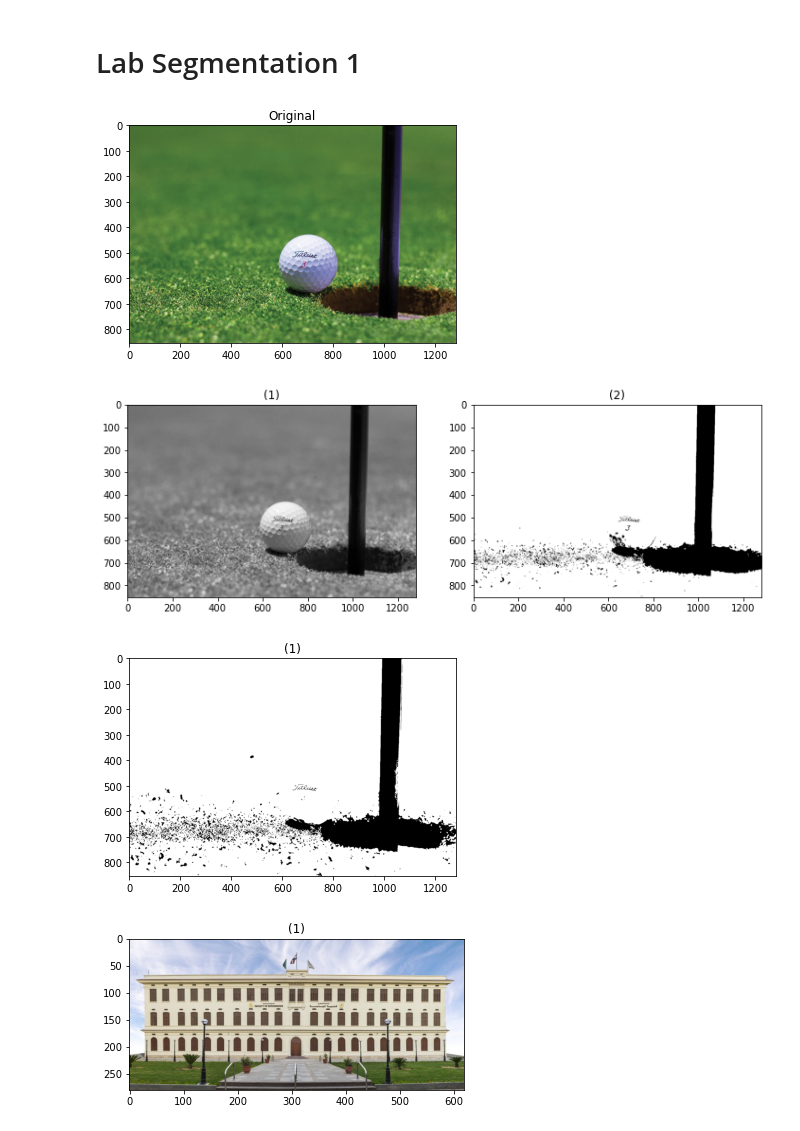
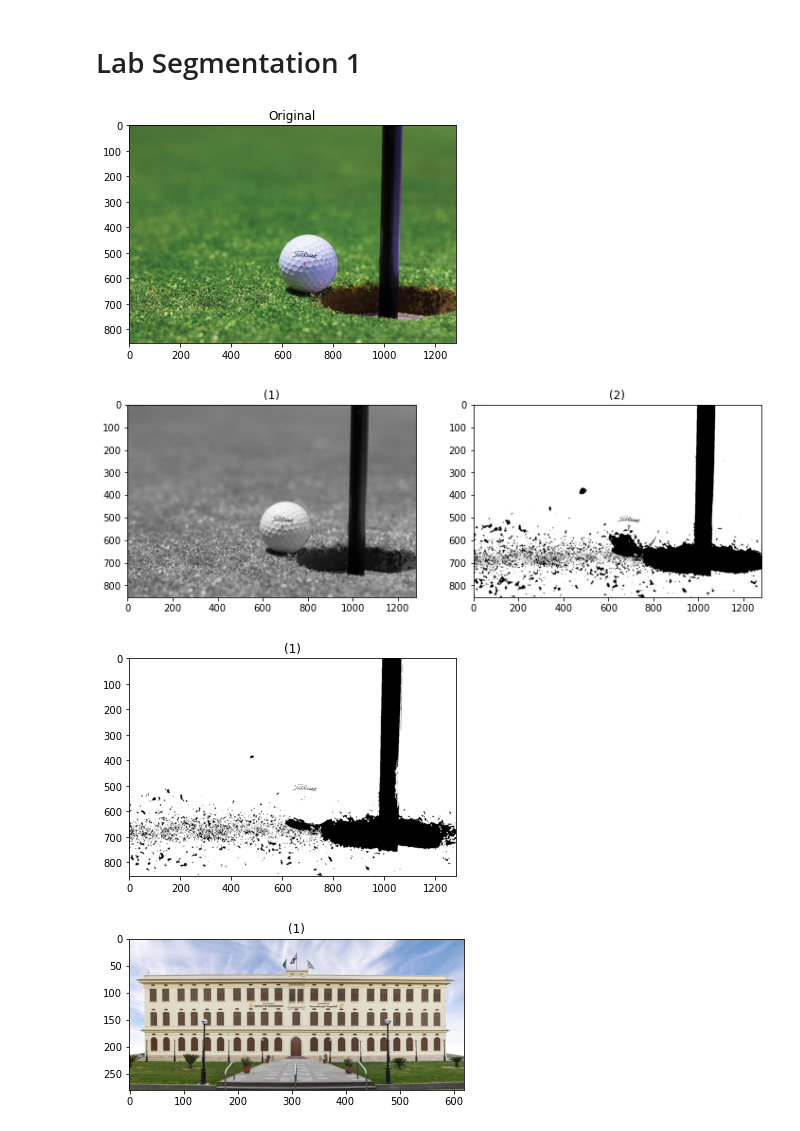
Before and after one commit to aashrafh/CMP362, a Jupyter notebook: Lab7_Segmentation1/Lab_Seg_1_STD.ipynb, the cells around one changed output. Saved outputs shown, nothing was run; the diff lists cells and outputs as text; code cells hidden in the pictures.

```diff
--- a/Lab7_Segmentation1/Lab_Seg_1_STD.ipynb
+++ b/Lab7_Segmentation1/Lab_Seg_1_STD.ipynb
@@ -8,44 +8,33 @@ from commonfunctions import *
 # %%
 # 1- Read the image
 # [VERY IMPORTANT] and convert it to float: image = image.astype(float)
 
 # read image golf
 img = io.imread('imgs/exp1/golf.jpeg')
 show_images([img], ['Original'])
 img = img.astype(float)
 
 
 # 2- Retreive the 3 channels of the image(R,G,B) (will be used in the coming steps)
 red = img[:, :, 0]
 green = img[:, :, 1]
 blue = img[:, :, 2]
 
 # 3- Visually (not by code) detect the dominating color channel (C) for the backgroung (R, G or B)
 # Green Channel
 
 # 4- Draw the dominating channel (r, g or b) thresholded by some threshold (to make sure your choice is meaningful)
-thresholded_green = 1.0*(green > 95)
+thresholded_green = 1.0*(green > 110)
 show_images([green, thresholded_green])
-# showHist(green)
-# showHist(red)
-# showHist(blue)
 
 # 5- Get an intuitive way(There is a very simple way) to make a mask that can get the pixels where the values of the dominating channels
 # have larger values than the other channels with an appropriate threshold
 rgb_sum = (green + red + blue)/3
-# rgb_sum = 1.0 * (rgb_sum > 80 and rgb_sum < 120)
-for i in range(rgb_sum.shape[0]):
-    for j in range(rgb_sum.shape[1]):
-        if rgb_sum[i][j] > 70:
-            rgb_sum[i][j] = 1
-        else:
-            rgb_sum[i][j] = 0
-# print(rgb_sum)
-# 6- display the binarized image
+rgb_sum = 1.0 * (rgb_sum > 70)
 show_images([rgb_sum])
 # %% [output]
 [figure]
-[figure, old version]
+[figure, new version]
 [figure]
 # %%
 # 1- Get the required RGB color (Using a color picker)
```
Also changed, not shown: 1 other file.
